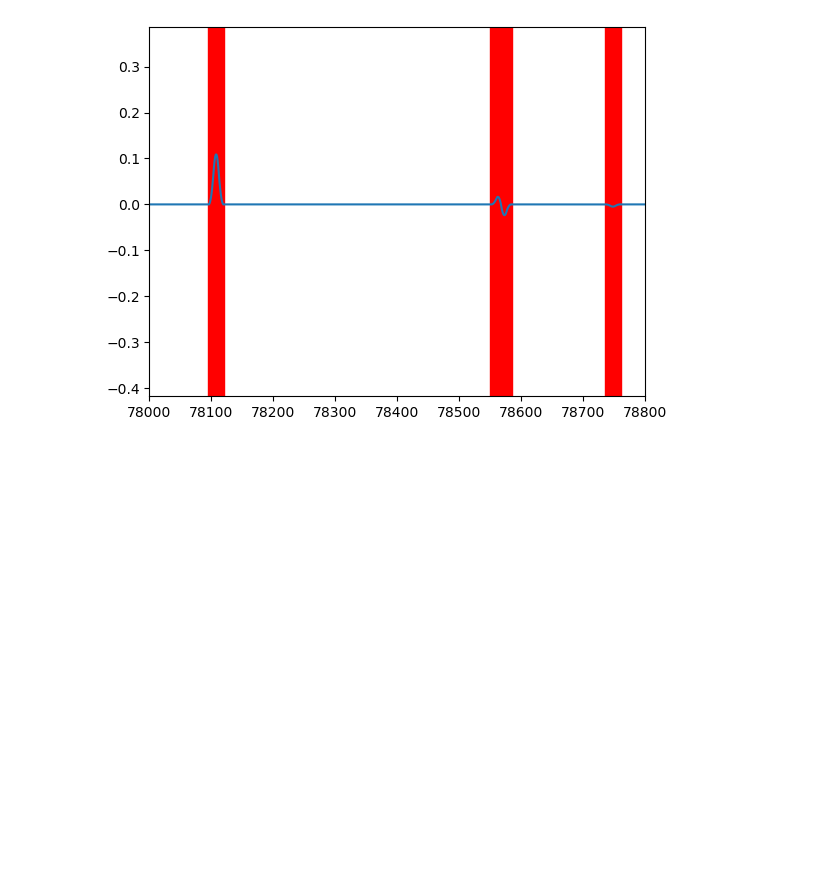
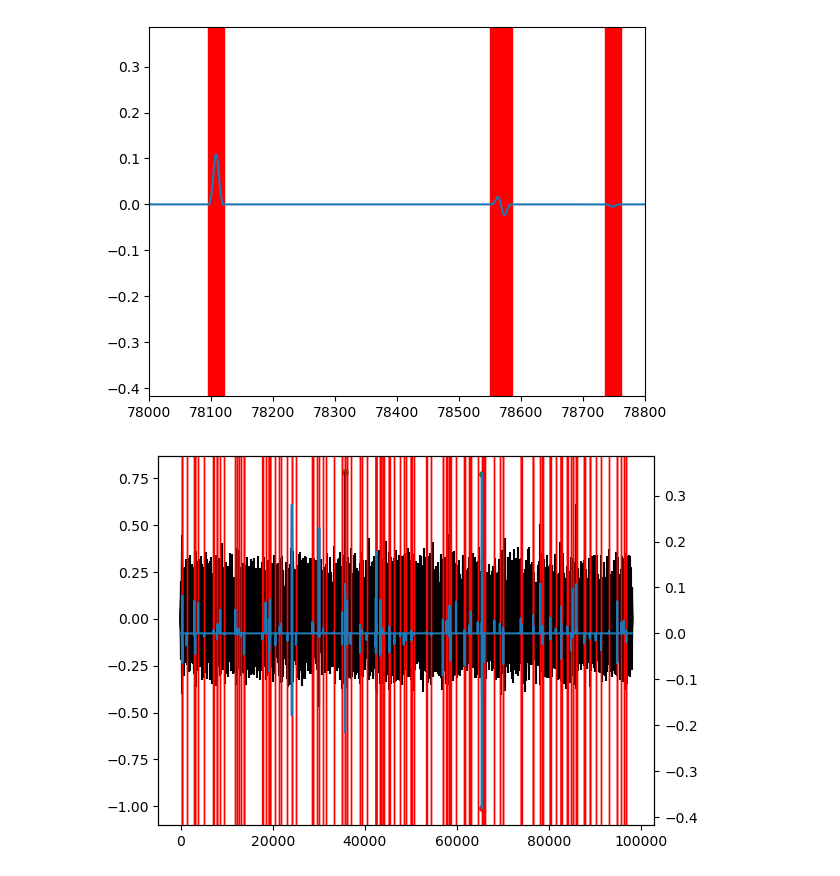
Before and after one commit to KangcPP/swim_bladder_detection, a Jupyter notebook: batch/find.ipynb, the cells around one changed output. Drawn from its saved outputs; the diff is of its cells as text; code cells hidden in the pictures; blank space fills up the shorter version.

```diff
--- a/batch/find.ipynb
+++ b/batch/find.ipynb
@@ -170,3 +170,19 @@ plt.xlim(xlim*200)
 247
 (78000.0, 78800.0)
 [figure]
+# %%
+fig, ax = plt.subplots()
+
+
+ax.plot(np.zeros(len(y_motions)), color='black')
+ax.stem(np.arange(len(y_motions)), y_motions, linefmt='black', markerfmt=' ', basefmt=' ')
+ax.scatter(up_idxs, y_motions[up_idxs], c='green', s=15, label='Valid Up')
+ax.scatter(down_idxs, y_motions[down_idxs], c='red', s=15, label='Valid Down')
+
+ax_filt = ax.twinx()
+ax_filt.plot(np.arange(len(y_motions)), filt_y)
+
+for bout in bouts:
+    ax_filt.axvspan(bout["start"], bout["end"], color='r')
+# %% [output]
+[figure, added]
```
Also changed, not shown: 2 other files.
